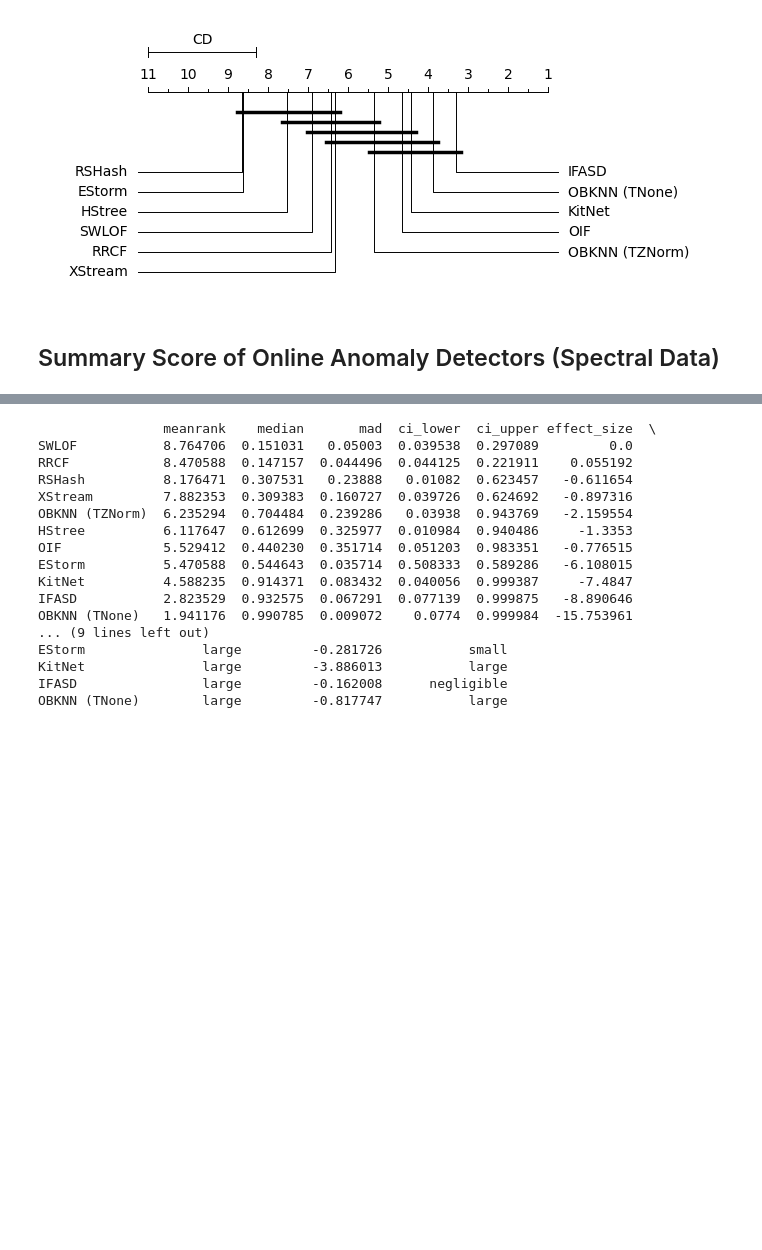
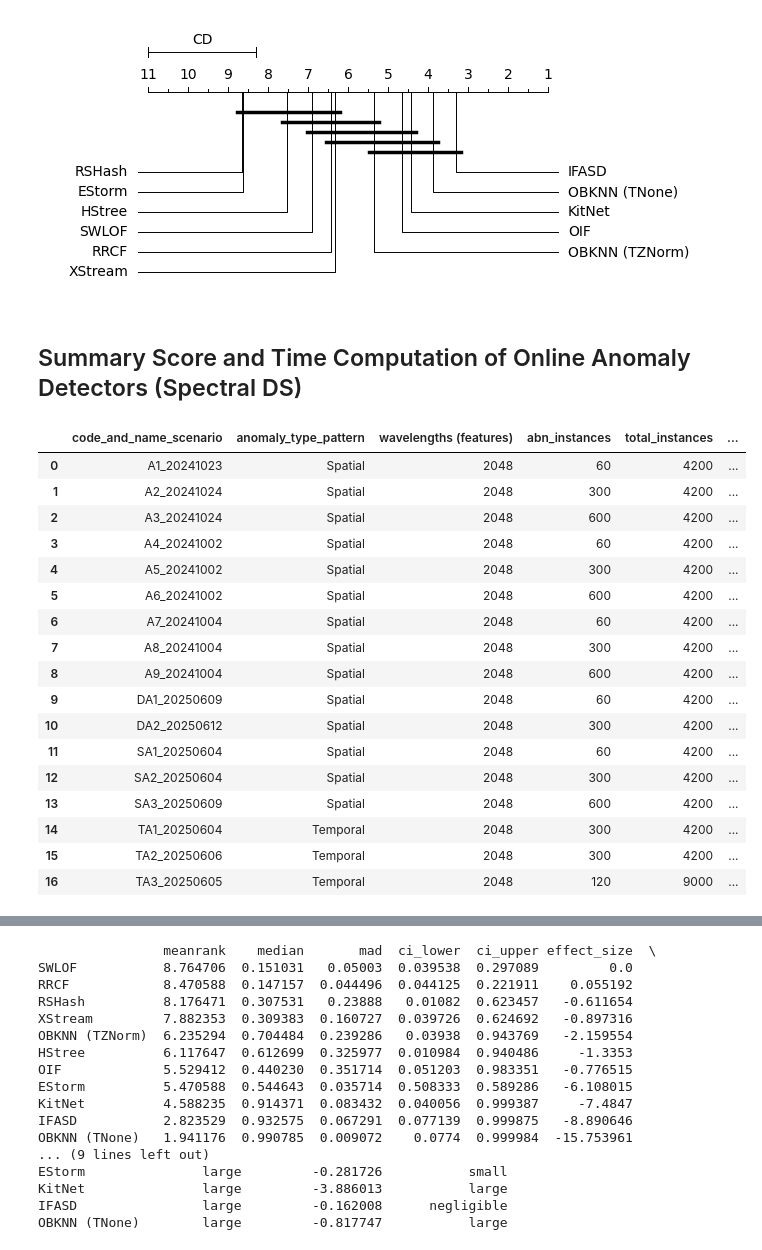
Before and after one commit to nirojasva/spectral-benchmark-bv4, a Jupyter notebook: notebooks/1_2_Summary_AD_Results (Eval).ipynb, the cells around one changed output, grey strips where cells are left out. Drawn from its saved outputs; the diff is of its cells as text; code cells hidden in the pictures; blank space fills up the shorter version.

```diff
--- a/notebooks/1_2_Summary_AD_Results (Eval).ipynb
+++ b/notebooks/1_2_Summary_AD_Results (Eval).ipynb
@@ -373,7 +387,7 @@ OBKNN (TNone)        large         -0.166829      negligible
 IFASD                large          0.018389      negligible
 [figure]
 # %% [markdown]
-## Summary Score of Online Anomaly Detectors (Spectral Data)
+## Summary Score and Time Computation of Online Anomaly Detectors (Spectral DS)
 # %%
 #Applying filters to analyse data
 
@@ -422,6 +436,47 @@ filtered_data = filtered_data[~filtered_data.cod_scenario.isin(["019","079","084
 
 #filtered_data.head(10)
 #filtered_data.to_excel("/home/nicolas/spectral_anomaly_detector/datasets/summaries/summary_results_sota_and_dragstream_method_eval_pds.xlsx")
+# %%
+dataset_summary = filtered_data.groupby('code_and_name_scenario').agg(
+    total_normal=('count_normal', 'max'),
+    abn_instances=('count_anomalies', 'max')
+).reset_index()
+
+dataset_summary['code_and_name_scenario'] = dataset_summary['code_and_name_scenario'].astype(str).str.strip()
+
+temporal_list = ['TA1_20250604', 'TA2_20250606', 'TA3_20250605']
+
+dataset_summary['anomaly_type_pattern'] = 'Spatial'
+dataset_summary.loc[dataset_summary['code_and_name_scenario'].isin(temporal_list), 'anomaly_type_pattern'] = 'Temporal'
+
+dataset_summary['wavelengths (features)'] = 2048
+dataset_summary['total_instances'] = dataset_summary['abn_instances'] + dataset_summary['total_normal']
+dataset_summary['anomaly_percentage'] = (dataset_summary['abn_instances'] / dataset_summary['total_instances']) * 100
+
+dataset_summary = dataset_summary[
+    ['code_and_name_scenario', 'anomaly_type_pattern', 'wavelengths (features)', 'abn_instances', 'total_instances', 'anomaly_percentage']
+]
+
+dataset_summary
+# %% [output]
+|  | code_and_name_scenario | anomaly_type_pattern | wavelengths (features) | abn_instances | total_instances | ... |
+| 0 | A1_20241023 | Spatial | 2048 | 60 | 4200 | ... |
+| 1 | A2_20241024 | Spatial | 2048 | 300 | 4200 | ... |
+| 2 | A3_20241024 | Spatial | 2048 | 600 | 4200 | ... |
+| 3 | A4_20241002 | Spatial | 2048 | 60 | 4200 | ... |
+| 4 | A5_20241002 | Spatial | 2048 | 300 | 4200 | ... |
+| 5 | A6_20241002 | Spatial | 2048 | 600 | 4200 | ... |
+| 6 | A7_20241004 | Spatial | 2048 | 60 | 4200 | ... |
+| 7 | A8_20241004 | Spatial | 2048 | 300 | 4200 | ... |
+| 8 | A9_20241004 | Spatial | 2048 | 600 | 4200 | ... |
+| 9 | DA1_20250609 | Spatial | 2048 | 60 | 4200 | ... |
+| 10 | DA2_20250612 | Spatial | 2048 | 300 | 4200 | ... |
+| 11 | SA1_20250604 | Spatial | 2048 | 60 | 4200 | ... |
+| 12 | SA2_20250604 | Spatial | 2048 | 300 | 4200 | ... |
+| 13 | SA3_20250609 | Spatial | 2048 | 600 | 4200 | ... |
+| 14 | TA1_20250604 | Temporal | 2048 | 300 | 4200 | ... |
+| 15 | TA2_20250606 | Temporal | 2048 | 300 | 4200 | ... |
+| 16 | TA3_20250605 | Temporal | 2048 | 120 | 9000 | ... |
 # %%
 
 # 1. Pivot: REMOVED 'window_size'
```
Also changed, not shown: parts of 13 cells of this notebook, 7 other files.
